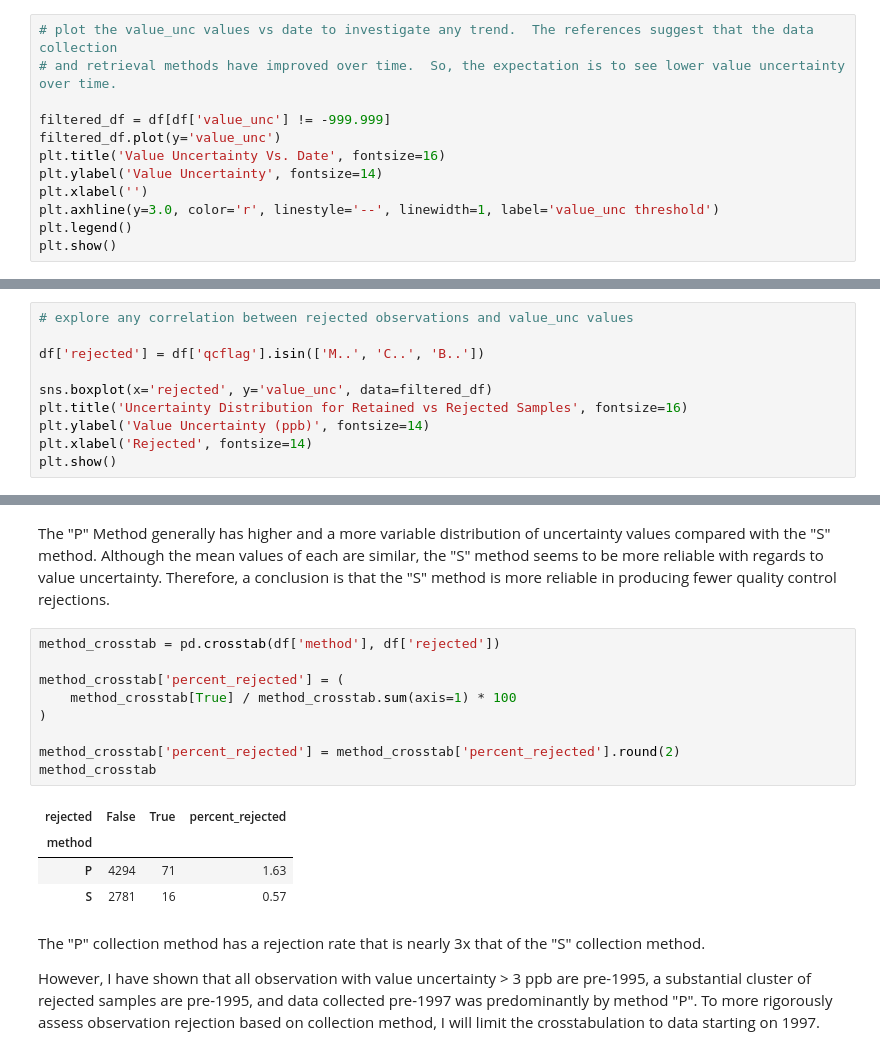
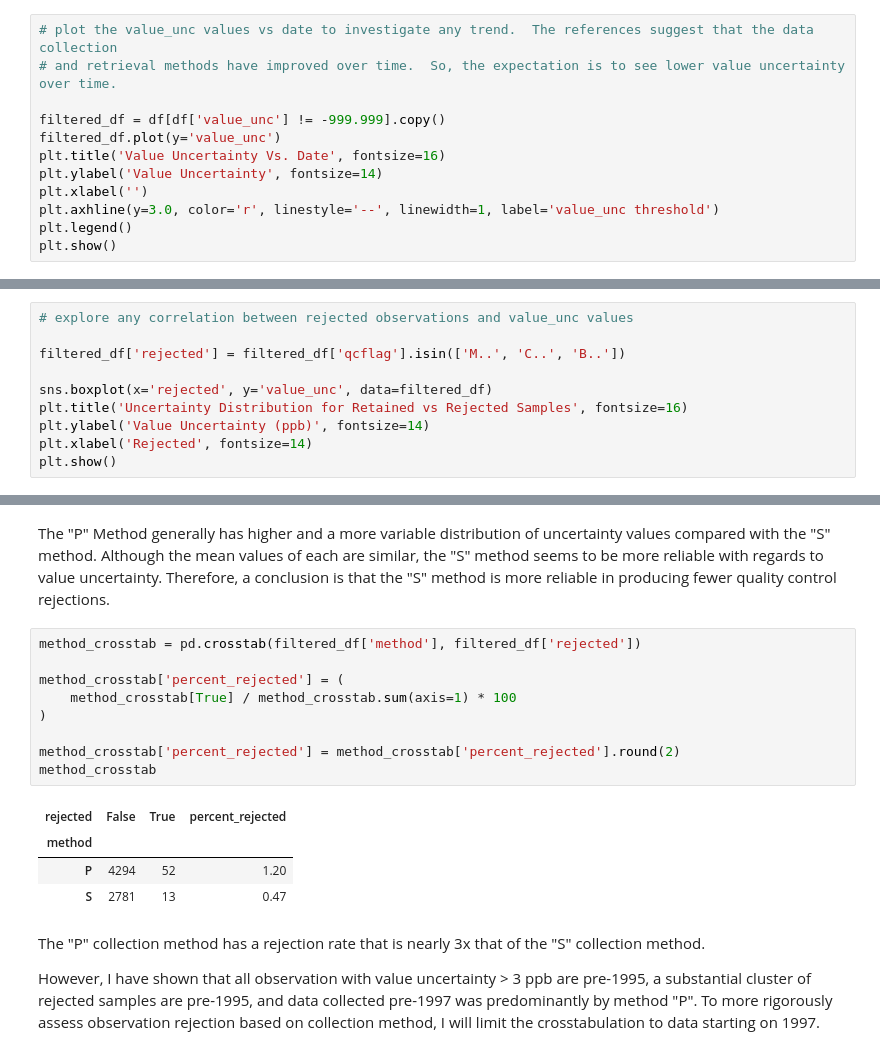
Before and after one commit to apl888/greenhouse-gas-forecasting, a Jupyter notebook: notebooks/2_ch4_eda.ipynb, the cells around one changed output, grey strips where cells are left out. Saved outputs shown, nothing was run; the diff lists cells and outputs as text.

```diff
--- a/notebooks/2_ch4_eda.ipynb
+++ b/notebooks/2_ch4_eda.ipynb
@@ -161,7 +174,7 @@ Number of value_unc == -999.999: 22
 # plot the value_unc values vs date to investigate any trend.  The references suggest that the data collection
 # and retrieval methods have improved over time.  So, the expectation is to see lower value uncertainty over time.
 
-filtered_df = df[df['value_unc'] != -999.999]
+filtered_df = df[df['value_unc'] != -999.999].copy()
 filtered_df.plot(y='value_unc')
 plt.title('Value Uncertainty Vs. Date', fontsize=16)
 plt.ylabel('Value Uncertainty', fontsize=14)
@@ -258,7 +271,7 @@ Percent of rejected observations in the dataset: 1.21%
 # %%
 # explore any correlation between rejected observations and value_unc values
 
-df['rejected'] = df['qcflag'].isin(['M..', 'C..', 'B..'])
+filtered_df['rejected'] = filtered_df['qcflag'].isin(['M..', 'C..', 'B..'])
 
 sns.boxplot(x='rejected', y='value_unc', data=filtered_df)
 plt.title('Uncertainty Distribution for Retained vs Rejected Samples', fontsize=16)
@@ -363,19 +376,19 @@ filtered_df.groupby('method')['value_unc'].describe()
 # %% [markdown]
 The "P" Method generally has higher and a more variable distribution of uncertainty values compared with the "S" method. Although the mean values of each are similar, the "S" method seems to be more reliable with regards to value uncertainty.  Therefore, a conclusion is that the "S" method is more reliable in producing fewer quality control rejections.
 # %%
-method_crosstab = pd.crosstab(df['method'], df['rejected'])
+method_crosstab = pd.crosstab(filtered_df['method'], filtered_df['rejected'])
 
 method_crosstab['percent_rejected'] = (
     method_crosstab[True] / method_crosstab.sum(axis=1) * 100
 )
 
 method_crosstab['percent_rejected'] = method_crosstab['percent_rejected'].round(2)
 method_crosstab
 # %% [output]
 | rejected | False | True | percent_rejected |
 | method |  |  |  |
-| P | 4294 | 71 | 1.63 |
-| S | 2781 | 16 | 0.57 |
+| P | 4294 | 52 | 1.20 |
+| S | 2781 | 13 | 0.47 |
 # %% [markdown]
 The "P" collection method has a rejection rate that is nearly 3x that of the "S" collection method.
 
```
Also changed, not shown: parts of 14 cells of this notebook, 2 other files.
